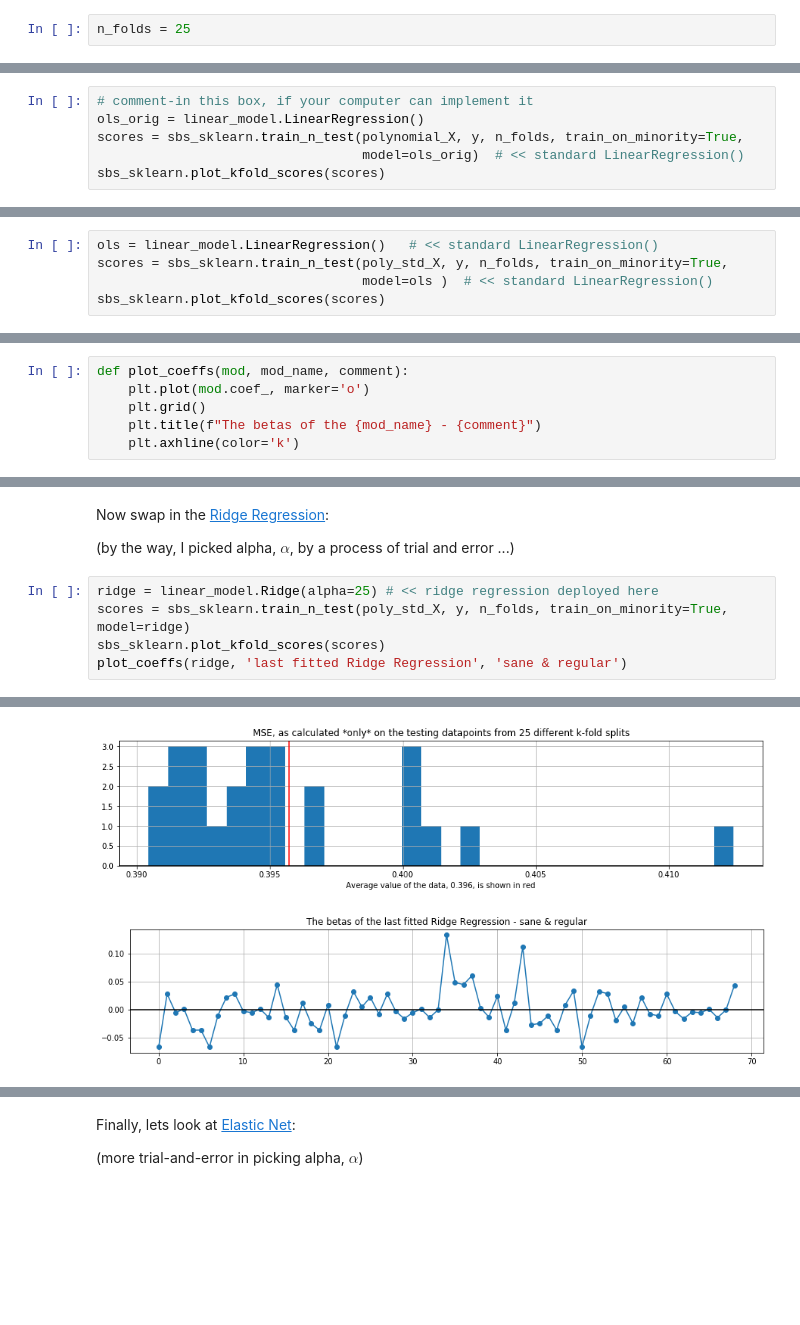
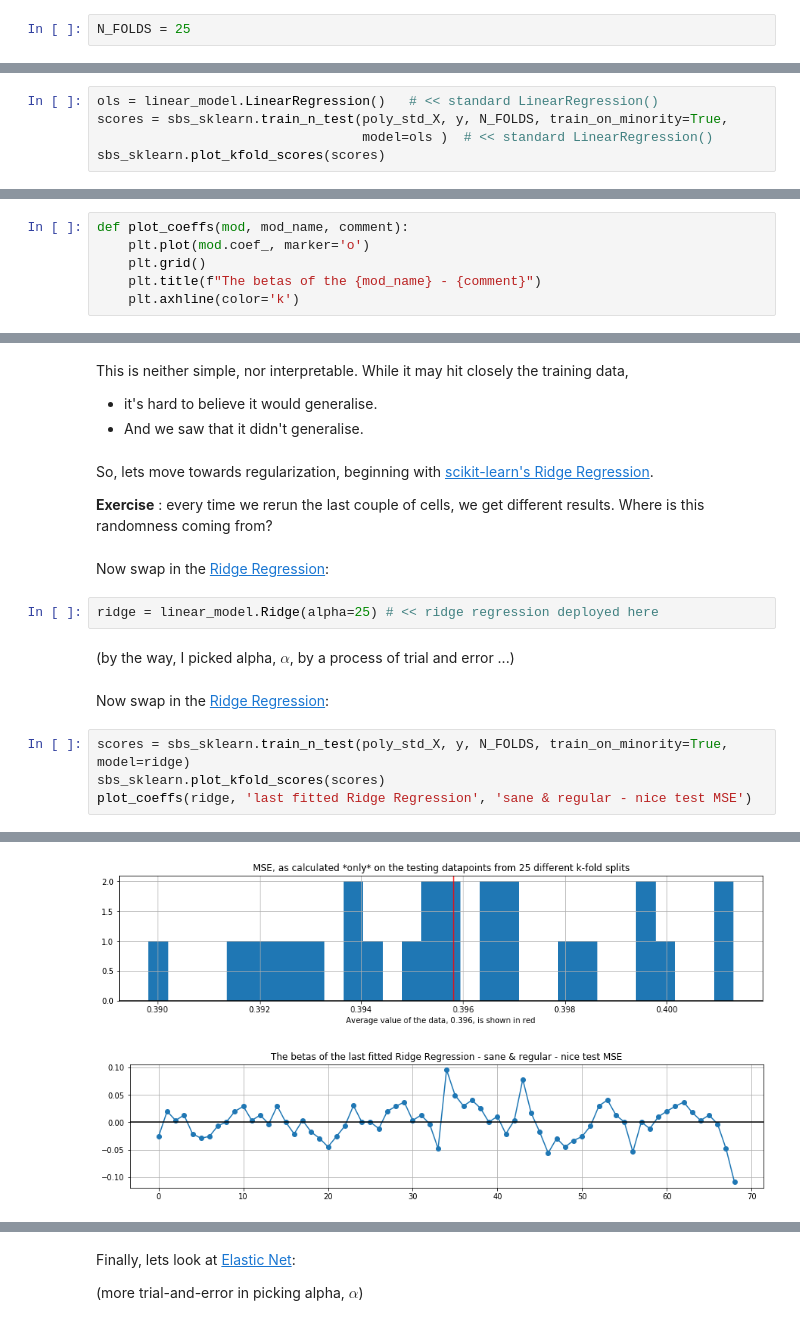
Before and after one commit to jeremy-large/ox-sbs-ml-bd, a Jupyter notebook: notebooks/class_4_shrinkage.ipynb, the cells around one changed output, grey strips where cells are left out. Drawn from its saved outputs; the diff is of its cells as text; blank space fills up the shorter version.

Commit message:
rework class 4's flow; couple of other fixes

```diff
--- a/notebooks/class_4_shrinkage.ipynb
+++ b/notebooks/class_4_shrinkage.ipynb
@@ -85,2 +99,2 @@ Lets do 25 folds
 # %%
-n_folds = 25
+N_FOLDS = 25
@@ -122,7 +154,6 @@ As we know, training with Linear Regression is not great in test data
 # %%
-# comment-in this box, if your computer can implement it
-ols_orig = linear_model.LinearRegression()
-scores = sbs_sklearn.train_n_test(polynomial_X, y, n_folds, train_on_minority=True,
-                                  model=ols_orig)  # << standard LinearRegression()
+ols = linear_model.LinearRegression()   # << standard LinearRegression()
+scores = sbs_sklearn.train_n_test(poly_std_X, y, N_FOLDS, train_on_minority=True,
+                                  model=ols )  # << standard LinearRegression()
 sbs_sklearn.plot_kfold_scores(scores)
 # %% [output]
@@ -148,5 +161,0 @@ But - it does $\rightarrow$ computations of $\left(X'X\right)^{-1}X'Y$ are unsta
-# %%
-ols = linear_model.LinearRegression()   # << standard LinearRegression()
-scores = sbs_sklearn.train_n_test(poly_std_X, y, n_folds, train_on_minority=True,
-                                  model=ols )  # << standard LinearRegression()
-sbs_sklearn.plot_kfold_scores(scores)
@@ -172,10 +174,21 @@ plot_coeffs(ols_orig, 'original Ordinary Least Squares', 'tiny')
+# %% [markdown]
+This is neither simple, nor interpretable. While it may hit closely the training data,
+* it's hard to believe it would generalise.
+* And we saw that it didn't generalise.
+# %% [markdown]
+So, lets move towards regularization, beginning with [scikit-learn's Ridge Regression](https://scikit-learn.org/stable/modules/generated/sklearn.linear_model.Ridge.html).
+
+**Exercise** : every time we rerun the last couple of cells, we get different results. Where is this randomness coming from?
 # %% [markdown]
 Now swap in the [Ridge Regression](https://scikit-learn.org/stable/modules/generated/sklearn.linear_model.Ridge.html):
-
-(by the way, I picked alpha, $\alpha$, by a process of trial and error ...)
+# %%
+ridge = linear_model.Ridge(alpha=25) # << ridge regression deployed here
+# %% [markdown]
+(by the way, I picked alpha, $\alpha$, by a process of trial and error ...)
+# %% [markdown]
+Now swap in the [Ridge Regression](https://scikit-learn.org/stable/modules/generated/sklearn.linear_model.Ridge.html):
 # %%
-ridge = linear_model.Ridge(alpha=25) # << ridge regression deployed here
-scores = sbs_sklearn.train_n_test(poly_std_X, y, n_folds, train_on_minority=True, model=ridge)
+scores = sbs_sklearn.train_n_test(poly_std_X, y, N_FOLDS, train_on_minority=True, model=ridge)
 sbs_sklearn.plot_kfold_scores(scores)
-plot_coeffs(ridge, 'last fitted Ridge Regression', 'sane & regular')
+plot_coeffs(ridge, 'last fitted Ridge Regression', 'sane & regular - nice test MSE')
 # %% [output]
@@ -183,2 +196,2 @@ plot_coeffs(ridge, 'last fitted Ridge Regression', 'sane & regular')
-[figure, old version]
+[figure, new version]
-[figure, old version]
+[figure, new version]
```
Also changed, not shown: parts of 52 cells of this notebook, 2 other files.
